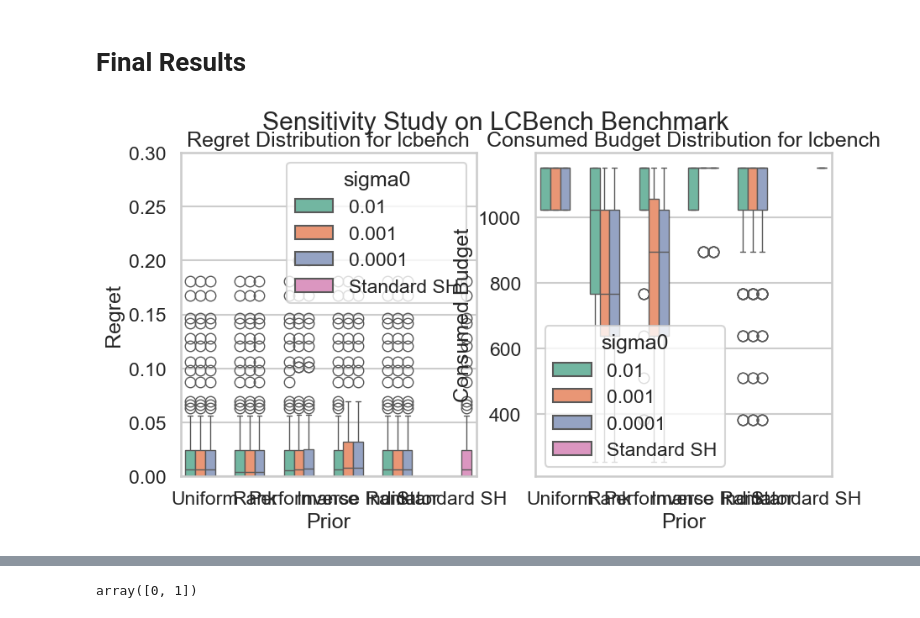
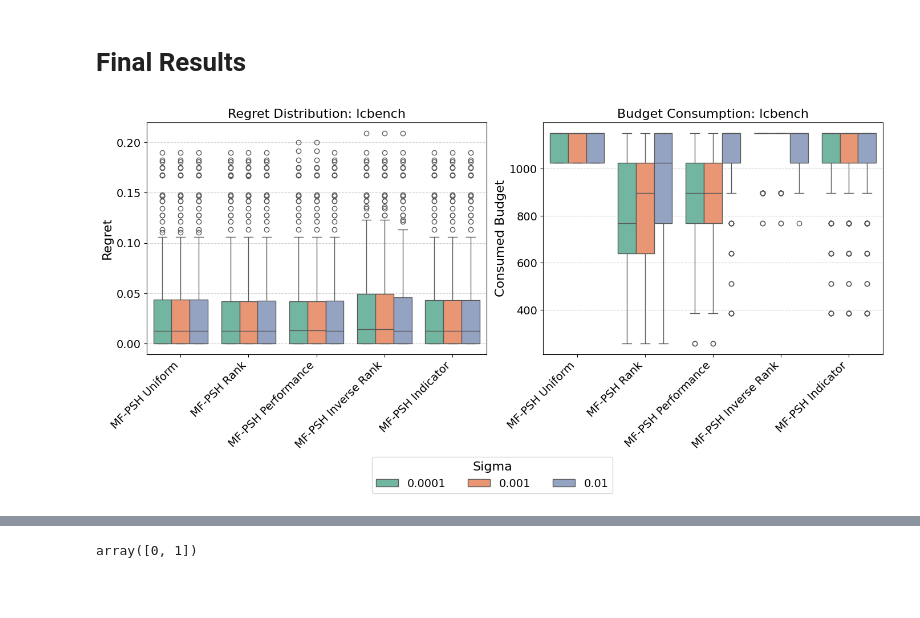
Before and after one commit to lhennig0103/PriorBAI_NeurIPS, a Jupyter notebook: create_plots.ipynb, the cells around one changed output, grey strips where cells are left out. Saved outputs shown, nothing was run; the diff lists cells and outputs as text; code cells hidden in the pictures; blank space fills up the shorter version.

Commit message:
Update plotting

```diff
--- a/create_plots.ipynb
+++ b/create_plots.ipynb
@@ -87,13 +139,12 @@ def final_plots(merged_df: pd.DataFrame, benchmark_name: str, fig_title: str, si
 # %%
 def rename_priors(df: pd.DataFrame) -> pd.DataFrame:
     rename_dict = {
-        "uniform": "Uniform",
-        "performance": "Performance",
-        "rank": "Rank",
-        "inverse_rank": "Inverse Rank",
-        "indicator": "Indicator",
+        "uniform": "MF-PSH Uniform",
+        "performance": "MF-PSH Performance",
+        "rank": "MF-PSH Rank",
+        "inverse_rank": "MF-PSH Inverse Rank",
+        "indicator": "MF-PSH Indicator",
     }
-
     df['prior'] = df['prior'].map(rename_dict).fillna(df['prior'])
     return df
 
@@ -144,10 +195,10 @@ def pareto_front_idea(base_subset: pd.DataFrame, epsilon_position) -> plt.Figure
     ax.legend(
         loc='upper center',
         bbox_to_anchor=(0.5, -0.28),
-        ncol=3, # Adjust ncol based on your number of priors
-        frameon=True
+        ncol=2, # Adjust ncol based on your number of priors
+        frameon=True,
+        title ="Sigma"
     )
-
     plt.tight_layout()
 
     return fig
@@ -166,4 +215,6 @@ synthetic_data = prepare_data(final_results_table_synthetic, merged_successive_h
 # %%
-final_plots(lcbench_date, "lcbench", "Sensitivity Study on LCBench Benchmark", sigmas = [0.01, 0.001, 0.0001], hue="sigma0")
+lcbench_subset = final_results_table_lcbench[final_results_table_lcbench["prior"] != "Standard SH"]
+lcbench_subset = rename_priors(lcbench_subset)
+final_plots(lcbench_subset, "lcbench", "Sensitivity Study on LCBench Benchmark", hue="Sigma").savefig("plots/boxplots/lcbench_sigma.pdf", bbox_inches='tight', dpi=300)
 # %% [output]
-[figure, old version]
+[figure, new version]
```
Also changed, not shown: parts of 9 cells of this notebook, 3 other files.
